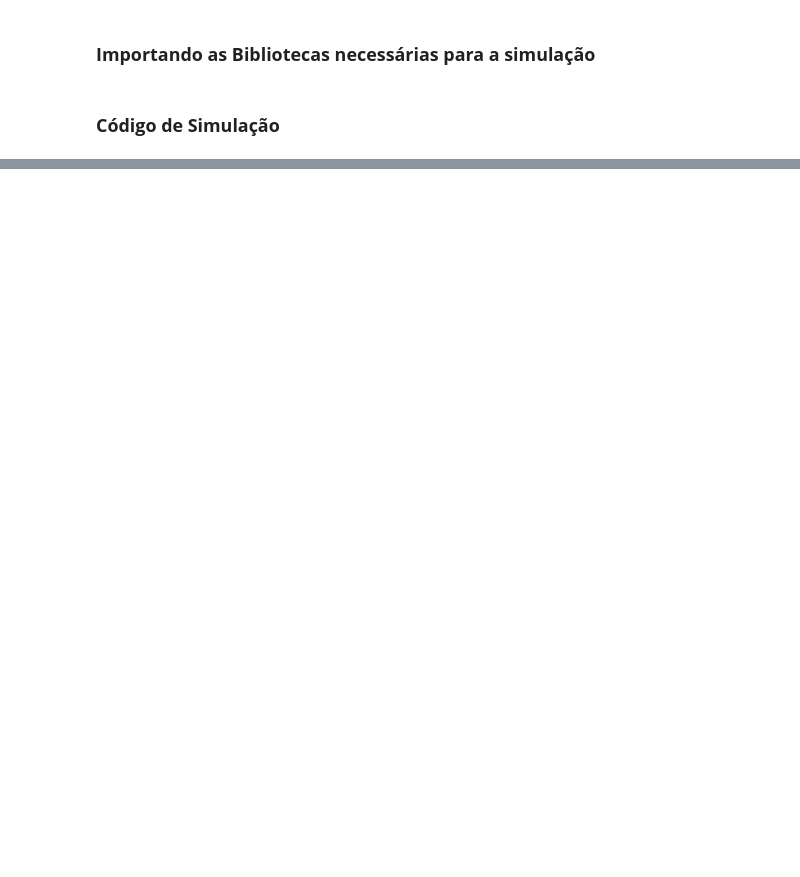
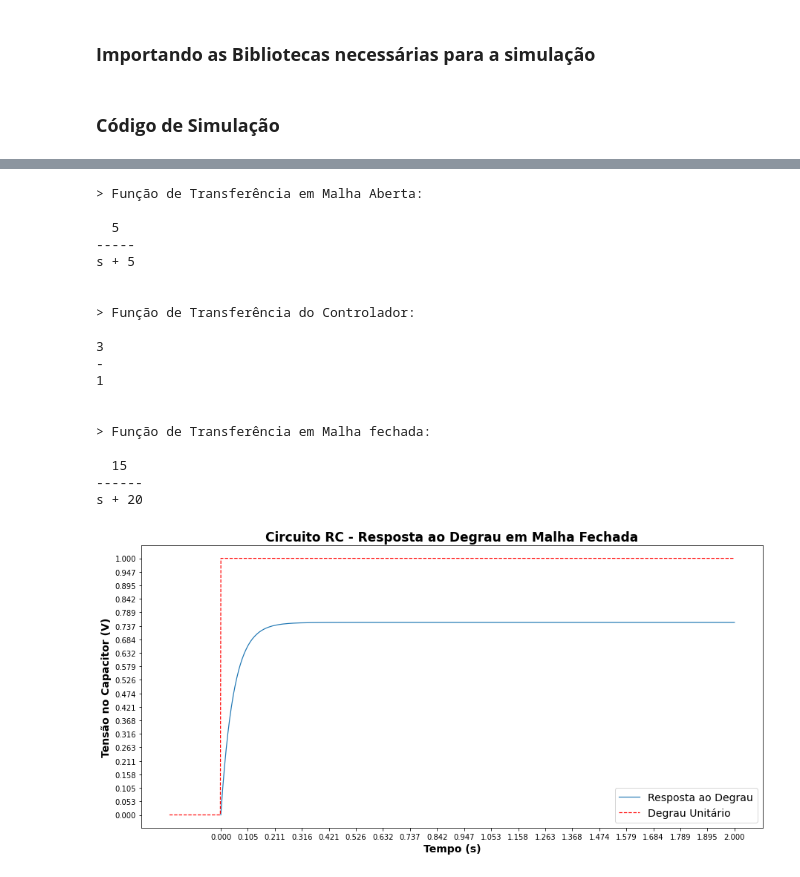
Before and after one commit to Oseiasdfarias/Control_Sys_Python, a Jupyter notebook: Controle_Malha_Fechada_circuito_RC/controle_Malha_Fechada_CircuitoRC.ipynb, the cells around one changed output, grey strips where cells are left out. Drawn from its saved outputs; the diff is of its cells as text; code cells hidden in the pictures; blank space fills up the shorter version.

```diff
--- a/Controle_Malha_Fechada_circuito_RC/controle_Malha_Fechada_CircuitoRC.ipynb
+++ b/Controle_Malha_Fechada_circuito_RC/controle_Malha_Fechada_CircuitoRC.ipynb
@@ -255,0 +240,23 @@ s + 20
+# %%
+Simulacao_RC()
+# %% [output]
+> Função de Transferência em Malha Aberta:
+
+  5
+-----
+s + 5
+
+
+> Função de Transferência do Controlador:
+
+3
+-
+1
+
+
+> Função de Transferência em Malha fechada:
+
+  15
+------
+s + 20
+[figure, added]
```
Also changed, not shown: parts of 5 cells of this notebook.
